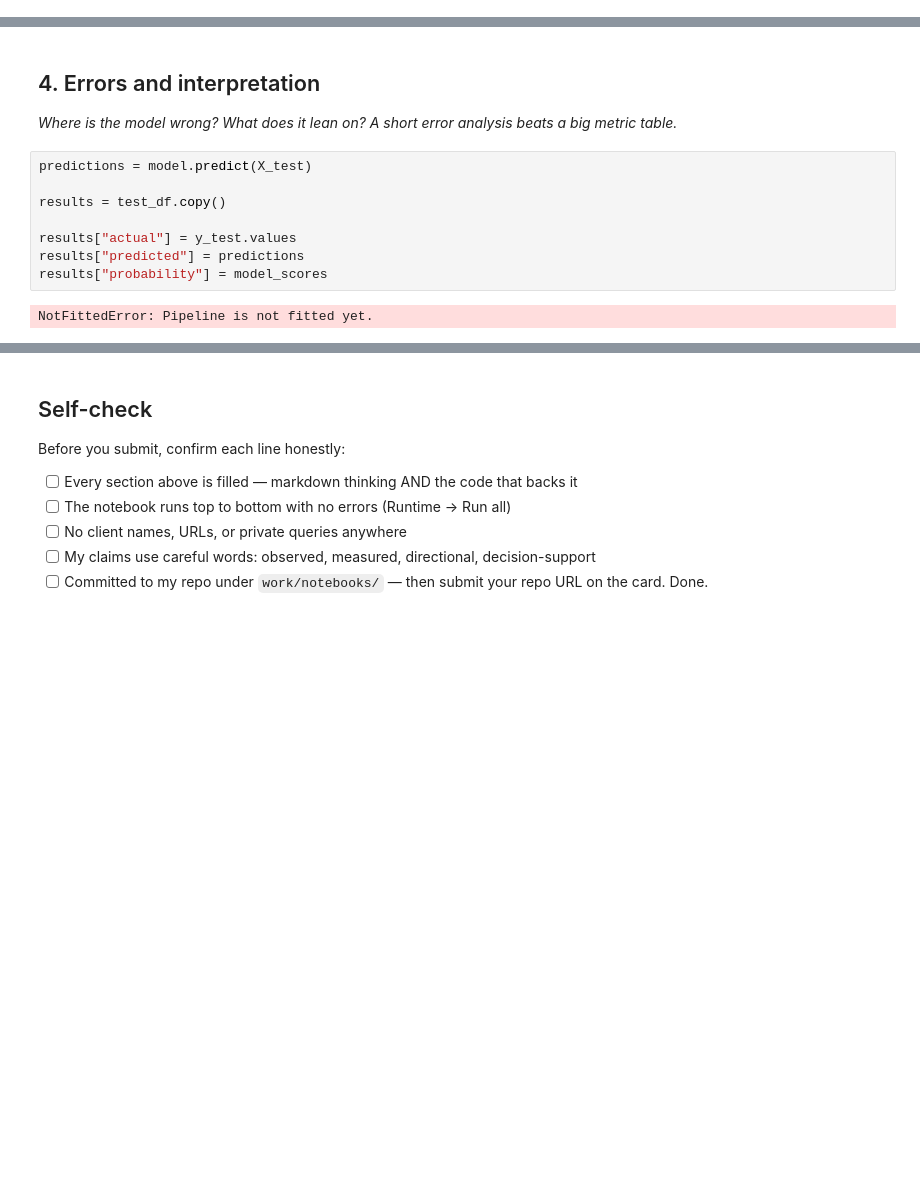
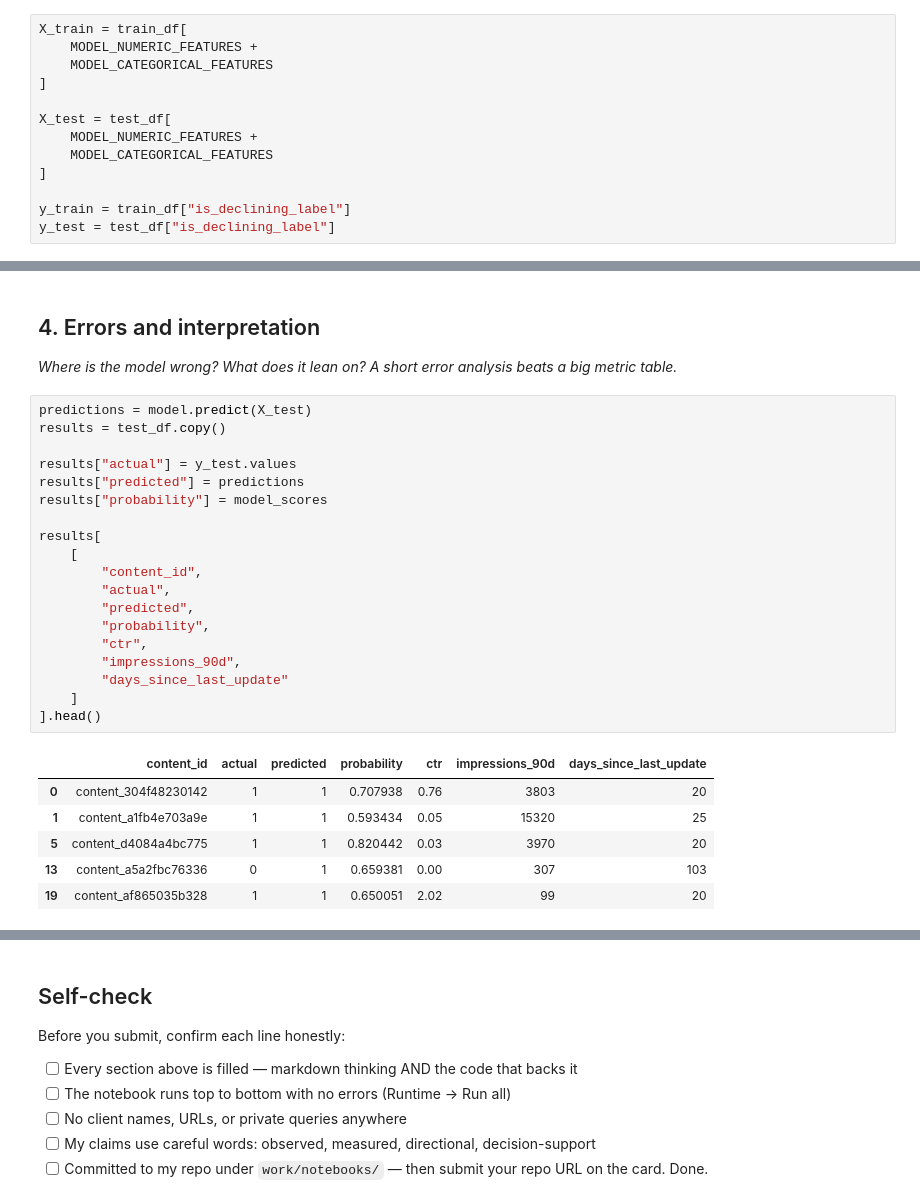
Before and after one commit to mansi-cs/flyrank-ml-internship, a Jupyter notebook: work/notebooks/w05_model.ipynb, the cells around one changed output, grey strips where cells are left out. Saved outputs shown, nothing was run; the diff lists cells and outputs as text; blank space fills up the shorter version.

```diff
--- a/work/notebooks/w05_model.ipynb
+++ b/work/notebooks/w05_model.ipynb
@@ -90,3 +102,16 @@ True
+# %%
+X_train = train_df[
+    MODEL_NUMERIC_FEATURES +
+    MODEL_CATEGORICAL_FEATURES
+]
+
+X_test = test_df[
+    MODEL_NUMERIC_FEATURES +
+    MODEL_CATEGORICAL_FEATURES
+]
+
+y_train = train_df["is_declining_label"]
+y_test = test_df["is_declining_label"]
 # %% [markdown]
 ## 3. Train + compare vs my baseline
 
@@ -190,11 +262,27 @@ comparison
 *Where is the model wrong? What does it lean on? A short error analysis beats a big metric table.*
 # %%
 predictions = model.predict(X_test)
-
 results = test_df.copy()
 
 results["actual"] = y_test.values
 results["predicted"] = predictions
 results["probability"] = model_scores
+
+results[
+    [
+        "content_id",
+        "actual",
+        "predicted",
+        "probability",
+        "ctr",
+        "impressions_90d",
+        "days_since_last_update"
+    ]
+].head()
 # %% [output]
-NotFittedError: Pipeline is not fitted yet.
+|  | content_id | actual | predicted | probability | ctr | impressions_90d | days_since_last_update |
+| 0 | content_304f48230142 | 1 | 1 | 0.707938 | 0.76 | 3803 | 20 |
+| 1 | content_a1fb4e703a9e | 1 | 1 | 0.593434 | 0.05 | 15320 | 25 |
+| 5 | content_d4084a4bc775 | 1 | 1 | 0.820442 | 0.03 | 3970 | 20 |
+| 13 | content_a5a2fbc76336 | 0 | 1 | 0.659381 | 0.00 | 307 | 103 |
+| 19 | content_af865035b328 | 1 | 1 | 0.650051 | 2.02 | 99 | 20 |
```
Also changed, not shown: parts of 19 cells of this notebook.
